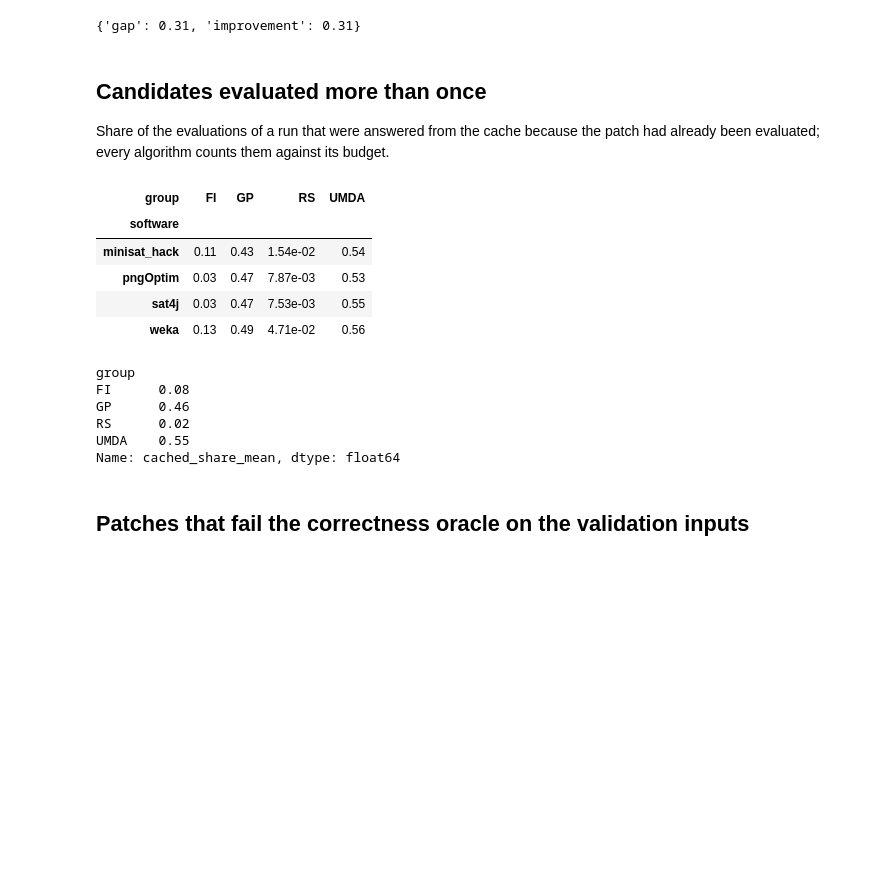
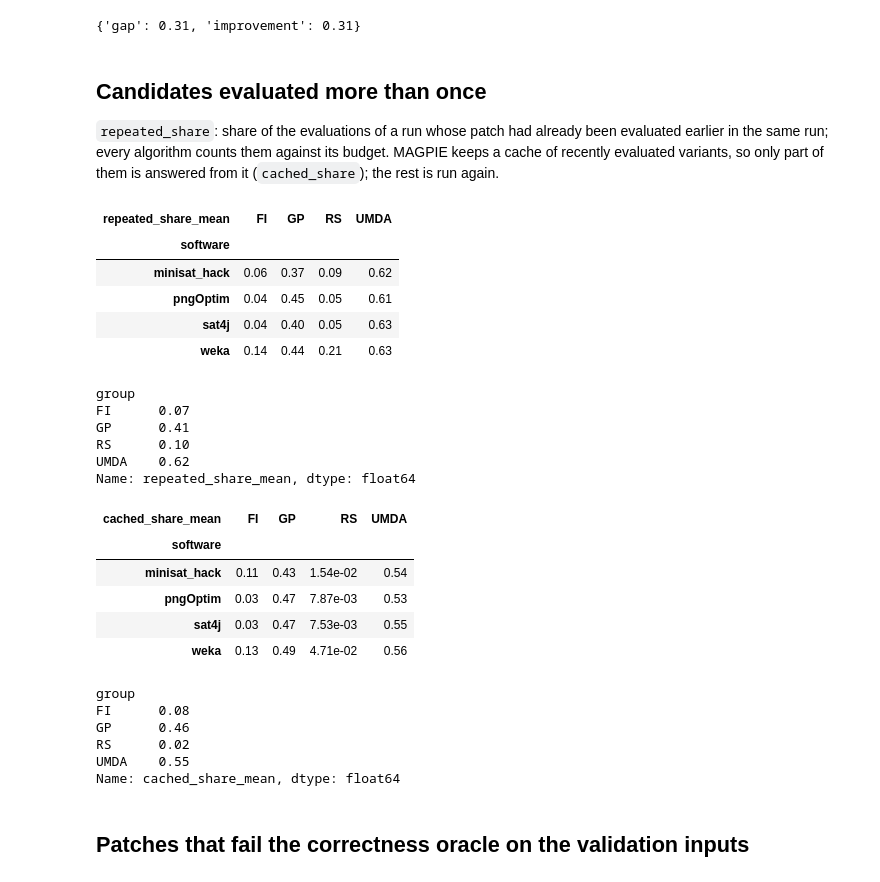
Before and after one commit to paberlo/magpie, a Jupyter notebook: experiments/results_revision/Variance_and_cost.ipynb, the cells around one changed output. Drawn from its saved outputs; the diff is of its cells as text; code cells hidden in the pictures; blank space fills up the shorter version.

Commit message:
Revision artifact: results with the 240 LLM runs (3900 rows), analysis, RQ4 tables and figure, notebooks executed

```diff
--- a/experiments/results_revision/Variance_and_cost.ipynb
+++ b/experiments/results_revision/Variance_and_cost.ipynb
@@ -58,24 +58,37 @@ print(fv.groupby('metric').eta2_fold.median().round(2).to_dict())
 # %% [markdown]
 ## Candidates evaluated more than once
 
-Share of the evaluations of a run that were answered from the cache because the patch had already been evaluated; every algorithm counts them against its budget.
+`repeated_share`: share of the evaluations of a run whose patch had already been evaluated earlier in the same run; every algorithm counts them against its budget. MAGPIE keeps a cache of recently evaluated variants, so only part of them is answered from it (`cached_share`); the rest is run again.
 # %%
 c = cells[cells.group.isin(A.BASE)]
-display(c[c.budget == 1000].pivot(index='software', columns='group', values='cached_share_mean'))
-display(c[c.budget == 1000].groupby('group').cached_share_mean.mean())
+for col in ['repeated_share_mean', 'cached_share_mean']:
+    display(c[c.budget == 1000].pivot(index='software', columns='group', values=col).rename_axis(columns=col))
+    display(c[c.budget == 1000].groupby('group')[col].mean())
 # %% [output]
-| group | FI | GP | RS | UMDA |
+| repeated_share_mean | FI | GP | RS | UMDA |
 | software |  |  |  |  |
-| minisat_hack | 0.11 | 0.43 | 1.54e-02 | 0.54 |
-| pngOptim | 0.03 | 0.47 | 7.87e-03 | 0.53 |
-| sat4j | 0.03 | 0.47 | 7.53e-03 | 0.55 |
-| weka | 0.13 | 0.49 | 4.71e-02 | 0.56 |
+| minisat_hack | 0.06 | 0.37 | 0.09 | 0.62 |
+| pngOptim | 0.04 | 0.45 | 0.05 | 0.61 |
+| sat4j | 0.04 | 0.40 | 0.05 | 0.63 |
+| weka | 0.14 | 0.44 | 0.21 | 0.63 |
 group
-FI      0.08
-GP      0.46
-RS      0.02
-UMDA    0.55
-Name: cached_share_mean, dtype: float64
+FI      0.07
+GP      0.41
+RS      0.10
+UMDA    0.62
+Name: repeated_share_mean, dtype: float64
+| cached_share_mean | FI | GP | RS | UMDA |
+| software |  |  |  |  |
+| minisat_hack | 0.11 | 0.43 | 1.54e-02 | 0.54 |
+| pngOptim | 0.03 | 0.47 | 7.87e-03 | 0.53 |
+| sat4j | 0.03 | 0.47 | 7.53e-03 | 0.55 |
+| weka | 0.13 | 0.49 | 4.71e-02 | 0.56 |
+group
+FI      0.08
+GP      0.46
+RS      0.02
+UMDA    0.55
+Name: cached_share_mean, dtype: float64
 # %% [markdown]
 ## Patches that fail the correctness oracle on the validation inputs
 # %%
```
Also changed, not shown: parts of 1 cell of this notebook, 23 other files.
